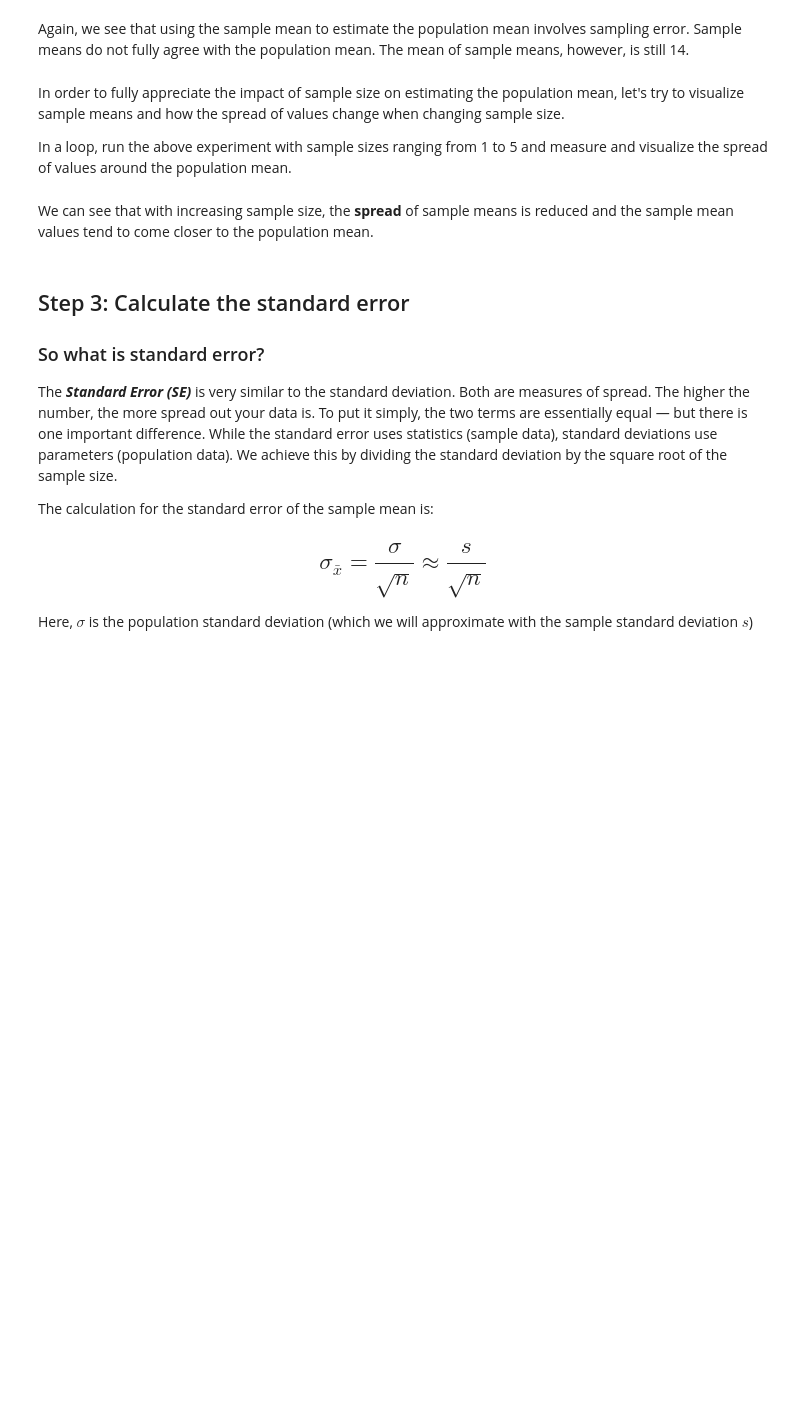
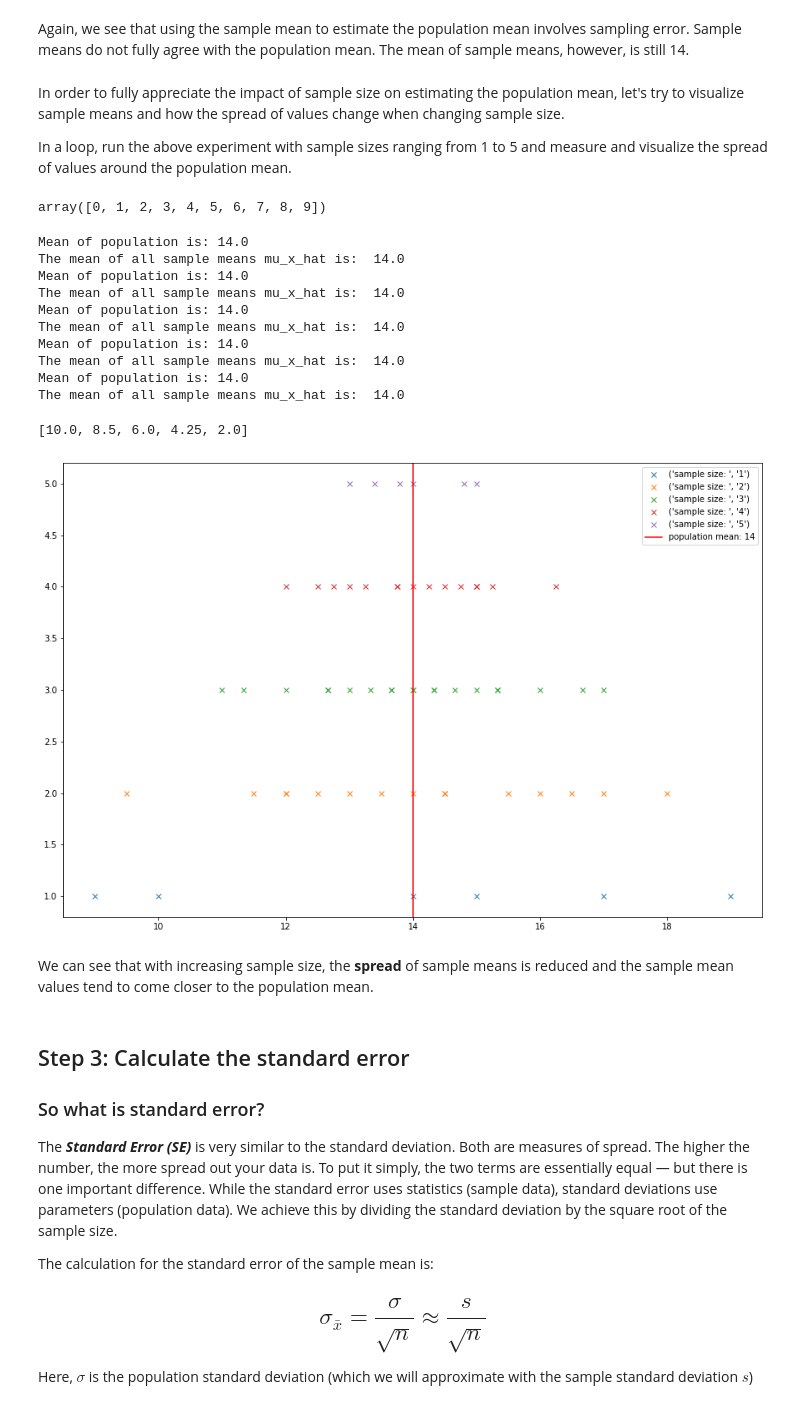
Before and after one commit to poariston/dsc-sampling-statistics-lab-online-ds-pt-120919, a Jupyter notebook: index.ipynb, the cells around one changed output. Drawn from its saved outputs; the diff is of its cells as text; code cells hidden in the pictures; blank space fills up the shorter version.

```diff
--- a/index.ipynb
+++ b/index.ipynb
@@ -179,0 +177,6 @@ tup[0]
+# %%
+# tup=('a','b')
+# tup[0]
+combs = list ( itertools.combinations(pumpkin_dict.keys(),2) )
+print(combs , pumpkin_dict['A'], pumpkin_dict['B'])
+pumpkin_dict[('A', 'B')[0]] , pumpkin_dict[('A', 'B')[1]]
@@ -308,3 +357,9 @@ n = 5
 # 4 ('A', 'B', 'D', 'E', 'F') 13.8 1/6
 # 5 ('A', 'C', 'D', 'E', 'F') 14.0 1/6
 # 6 ('B', 'C', 'D', 'E', 'F') 13.0 1/6
+
+
+combs, means = sample_means(5, pumpkin_dict)
+print(combs,means)
+probs = calculate_probability(means)
+probs
@@ -314,26 +379,61 @@ Again, we see that using the sample mean to estimate the population mean involve
 In order to fully appreciate the impact of sample size on estimating the population mean, let's try to visualize sample means and how the spread of values change when changing sample size.
 
 In a loop, run the above experiment with sample sizes ranging from 1 to 5 and measure and visualize the spread of values around the population mean.
+# %%
+
+np.arange(10)
+# %% [output]
+array([0, 1, 2, 3, 4, 5, 6, 7, 8, 9])
 # %%
 # Run a for loop to execute above code for sample size 1 to 5 and visualise the spread of sample
 # means
 
 
 
 # Using 1 samples with a population of size, we can see 6 possible combinations
 # The mean of all sample means mu_x_hat is: 14.0
 
 # Using 2 samples with a population of size, we can see 15 possible combinations
 # The mean of all sample means mu_x_hat is: 14.0
 
 # Using 3 samples with a population of size, we can see 20 possible combinations
 # The mean of all sample means mu_x_hat is: 14.0
 
 # Using 4 samples with a population of size, we can see 15 possible combinations
 # The mean of all sample means mu_x_hat is: 14.0
 
 # Using 5 samples with a population of size, we can see 6 possible combinations
 # The mean of all sample means mu_x_hat is: 14.0
+
+plt.figure(figsize=(15,10))
+
+spreads=[]
+for i in range(5):
+    combs, means = sample_means(i+1, pumpkin_dict)
+#     probs = calculate_probability(means)  # not needed
+    spreads.append(max(means) - min(means))
+    val = i+1
+    ar = np.arange(10)
+    plt.plot(means,np.zeros_like(means)+val,'x',label=("sample size: ",str(i+1)))
+
+    i+=1
+
+plt.axvline(x=14,ymin=0,ymax=1,c='r',label = ('population mean: 14'))
+plt.legend()
+spreads
+# %% [output]
+Mean of population is: 14.0
+The mean of all sample means mu_x_hat is:  14.0
+Mean of population is: 14.0
+The mean of all sample means mu_x_hat is:  14.0
+Mean of population is: 14.0
+The mean of all sample means mu_x_hat is:  14.0
+Mean of population is: 14.0
+The mean of all sample means mu_x_hat is:  14.0
+Mean of population is: 14.0
+The mean of all sample means mu_x_hat is:  14.0
+[10.0, 8.5, 6.0, 4.25, 2.0]
+[figure, added]
 # %% [markdown]
 We can see that with increasing sample size, the **spread** of sample means is reduced and the sample mean values tend to come closer to the population mean.
 # %% [markdown]
```
Also changed, not shown: parts of 7 cells of this notebook.
